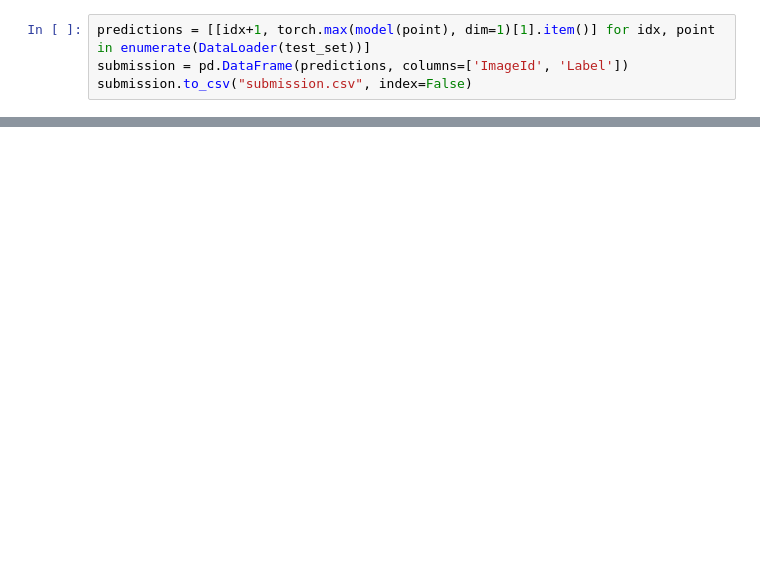
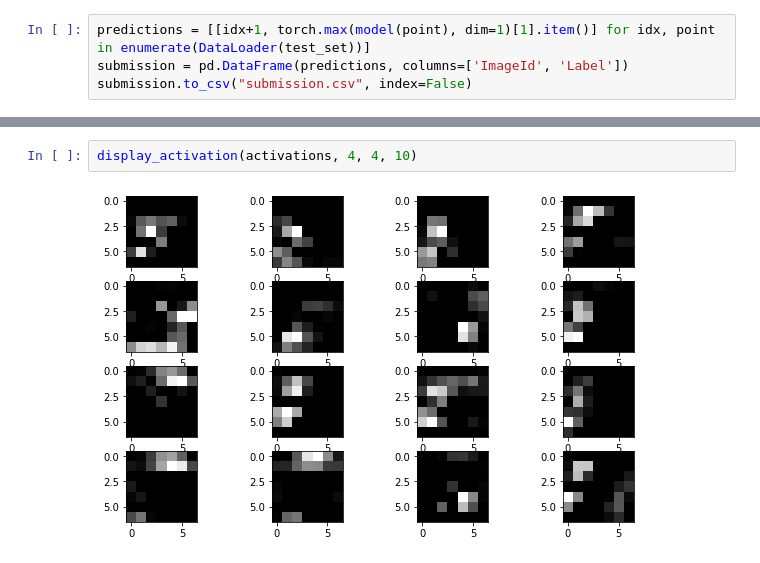
Before and after one commit to Ilya-Begalko/machine_learning_course, a Jupyter notebook: competition/competition_notebook.ipynb, the cells around one changed output, grey strips where cells are left out. Drawn from its saved outputs; the diff is of its cells as text; blank space fills up the shorter version.

```diff
--- a/competition/competition_notebook.ipynb
+++ b/competition/competition_notebook.ipynb
@@ -229,0 +454,4 @@ submission.to_csv("submission.csv", index=False)
+# %%
+display_activation(activations, 4, 4, 10)
+# %% [output]
+[figure, added]
```
Also changed, not shown: parts of 25 cells of this notebook, 12 other files.
